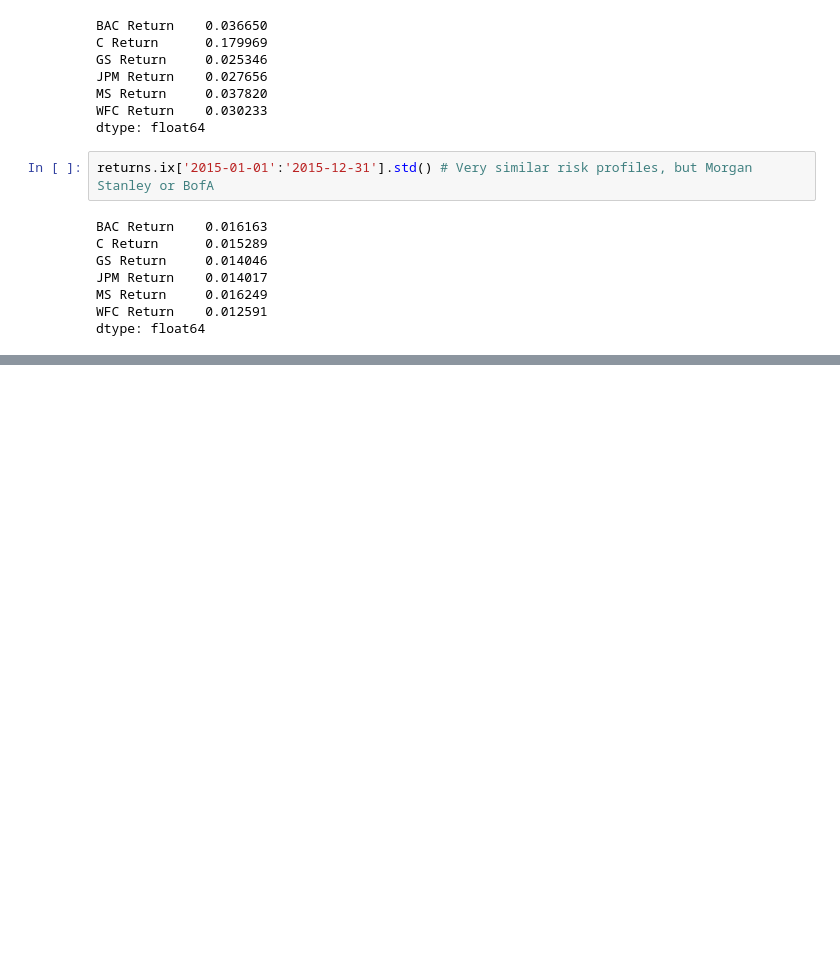
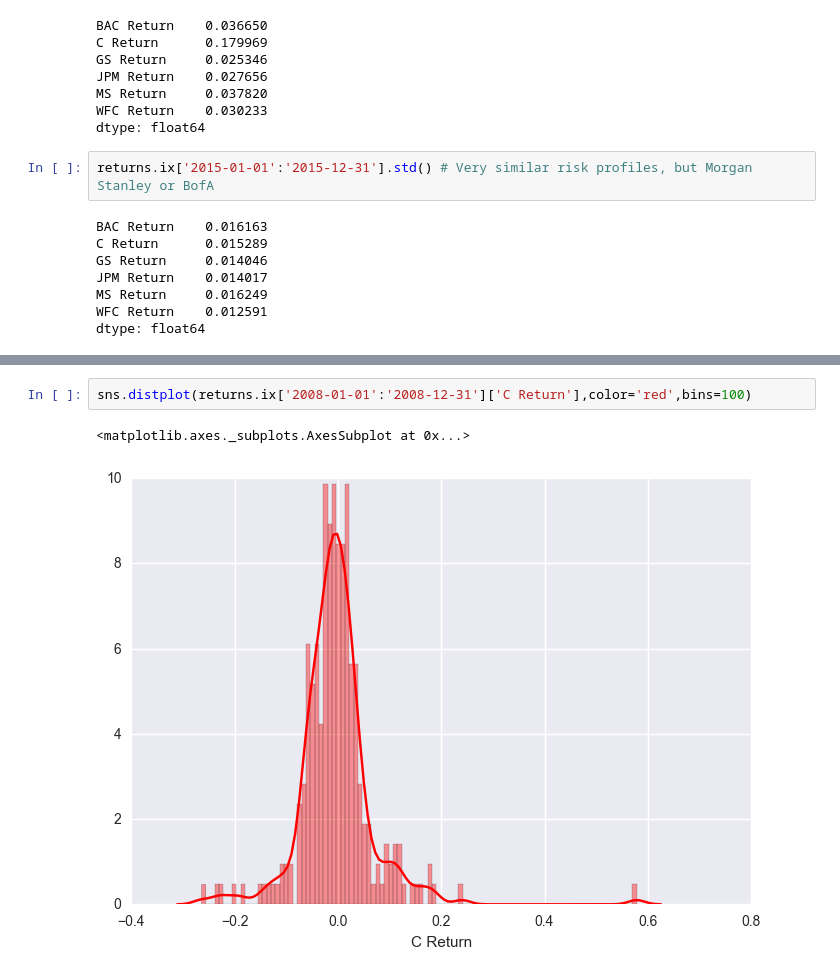
Before and after one commit to stephbarrios/Financial_Analysis, a Jupyter notebook: Financial_Analysis.ipynb, the cells around one changed output, grey strips where cells are left out. Saved outputs shown, nothing was run; the diff lists cells and outputs as text; blank space fills up the shorter version.

```diff
--- a/Financial_Analysis.ipynb
+++ b/Financial_Analysis.ipynb
@@ -121,0 +127,5 @@ dtype: float64
+# %%
+sns.distplot(returns.ix['2008-01-01':'2008-12-31']['C Return'],color='red',bins=100)
+# %% [output]
+<matplotlib.axes._subplots.AxesSubplot at 0x...>
+[figure, added]
```
Also changed, not shown: parts of 2 cells of this notebook.
